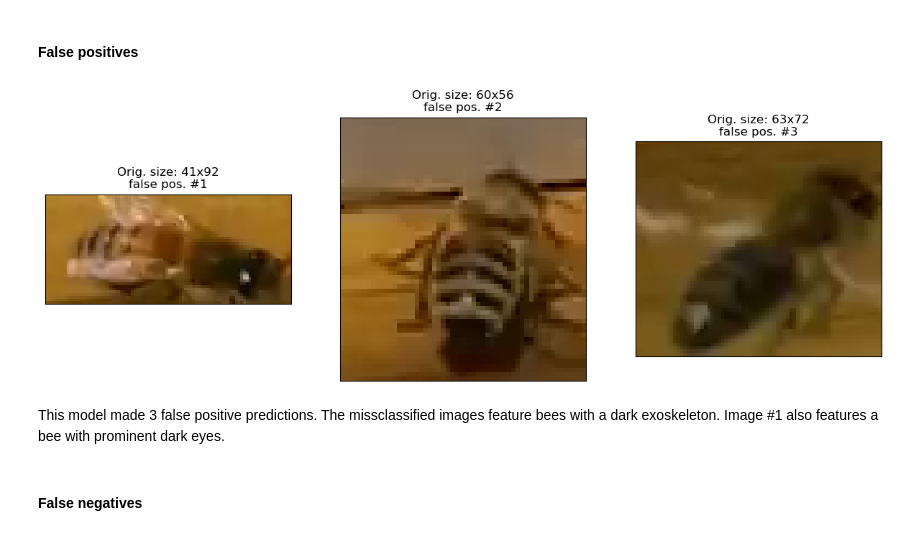
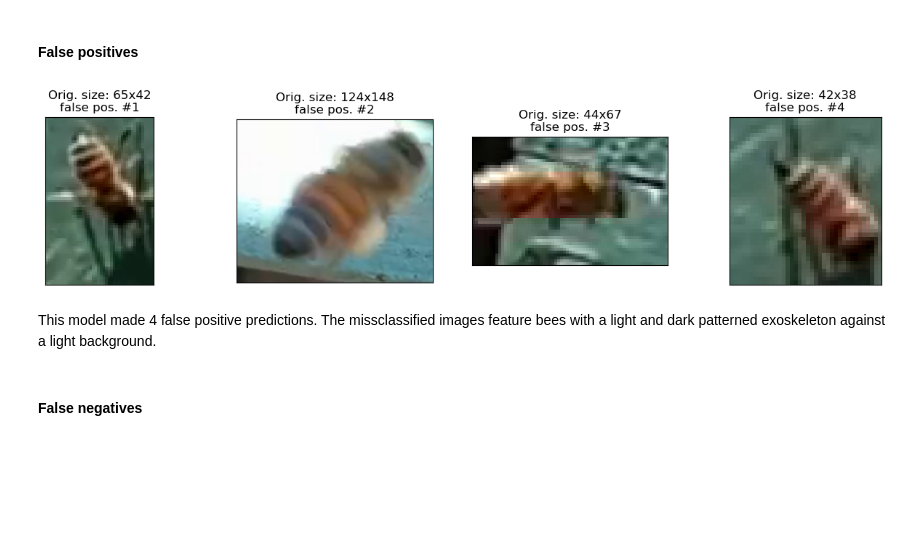
Before and after one commit to Shaddyjr/bee-image-classifier, a Jupyter notebook: code/project_notebook.ipynb, the cells around one changed output. Saved outputs shown, nothing was run; the diff lists cells and outputs as text; code cells hidden in the pictures; blank space fills up the shorter version.

```diff
--- a/code/project_notebook.ipynb
+++ b/code/project_notebook.ipynb
@@ -865,6 +857,6 @@ Found 1479 validated image filenames belonging to 2 classes.
 # %%
 # restore from saved files
-best_original_model_dict = pickle.load(open(stored_model_path, 'rb')) # loading metadata
+best_original_model_dict = pickle.load(open(orig_model_path, 'rb')) # loading metadata
 # %%
 best_original_model_file_name = best_original_model_dict.get('best_model_path')
 
@@ -1022,6 +1009,6 @@ Found 1479 validated image filenames belonging to 2 classes.
 # %%
 # restore from saved files
-best_rotated_model_dict = pickle.load(open(stored_model_path, 'rb')) # loading metadata
+best_rotated_model_dict = pickle.load(open(rotated_model_path, 'rb')) # loading metadata
 
 best_rotated_model_file_name = best_rotated_model_dict.get('best_model_path')
 best_rotated_model = load_model(best_rotated_model_file_name, compile=False)
@@ -1123,8 +1110,8 @@ The parameters for the following model are the same as the previous one with an
 ### Brightness Model Preparation
 # %%
 MODEL_PATH = "../models"
-model_name = "bright"
-stored_model_path = f"{MODEL_PATH}/{model_name}_model.p"
+bright_model_name = "bright"
+bright_model_path = f"{MODEL_PATH}/{bright_model_name}_model.p"
 
 datagen_params = {
     "horizontal_flip"  : True,
@@ -1136,29 +1123,26 @@ datagen_params = {
 datagens = create_datagens(
     data,
     datagen_params         = datagen_params,
-    batch_size             = 64, # hyperparameter
+    batch_size             = 16, # hyperparameter
     target_shape           = (IDEAL_WIDTH, IDEAL_HEIGHT),
     preprocessing_function = normalize,
     random_state           = random_state
 )
 
 grid_params = {
-    "conv__filters_1" : [32],
-    "conv__filters_2" : [48],
-    "conv__filters_3" : [64],
-    "density_units_1" : [256],
-    "density_units_2" : [64],
-    "batch_size"      : [64],
-    "epochs"          : [50]
+    "conv_filters" : [64],
+    "density_units": [32],
+    "batch_size"   : [16],
+    "epochs"       : [50]
 }
 
 # best_bright_model_dict = gridSearchCNN(
 #     datagens     = datagens,
 #     grid_params  = grid_params,
 #     random_state = random_state,
-#     optimizer    = RMSprop(lr = 0.0001, decay = 1e-6),
-#     file_name    = f"{MODEL_PATH}/best_{model_name}.h5"
+#     optimizer    = RMSprop(lr = 0.0001),
+#     file_name    = f"{MODEL_PATH}/best_{bright_model_name}.h5"
 # )
 
-# pickle.dump(best_bright_model_dict, open(stored_model_path, 'wb')) # saving metadata
+# pickle.dump(best_bright_model_dict, open(bright_model_path, 'wb')) # saving metadata
 # %% [output]
@@ -1167,5 +1151,5 @@ Found 1479 validated image filenames belonging to 2 classes.
 # %%
-best_bright_model_dict = pickle.load(open(stored_model_path, 'rb')) # loading metadata
+best_bright_model_dict = pickle.load(open(bright_model_path, 'rb')) # loading metadata
 
 best_bright_model_file_name = best_bright_model_dict.get('best_model_path')
 best_bright_model = load_model(best_bright_model_file_name, compile=False)
@@ -1214,14 +1198,14 @@ We find 14 total missclassifications from the test dataset, 1 more than the prev
 # %%
 false_positives_files = bright_missed[(bright_missed["has_varroa"] != bright_missed["pred"]) & (bright_missed["pred"] == 1)]["file"]
 _images = get_image_data(false_positives_files)
 if len(_images):
-    show_results(_images, [image.shape for image in _images], "false pos.", ncols=3, width = 5, height=5)
+    show_results(_images, [image.shape for image in _images], "false pos.", ncols=4, width = 4, height=3)
 else:
     print("No data to display")
 # %% [output]
-[figure, old version]
+[figure, new version]
 # %% [markdown]
-This model made 3 false positive predictions. The missclassified images feature bees with a dark exoskeleton. Image #1 also features a bee with prominent dark eyes.
+This model made 4 false positive predictions. The missclassified images feature bees with a light and dark patterned exoskeleton against a light background.
 # %% [markdown]
 #### False negatives
 # %%
```
Also changed, not shown: parts of 50 cells of this notebook, 10 other files.
